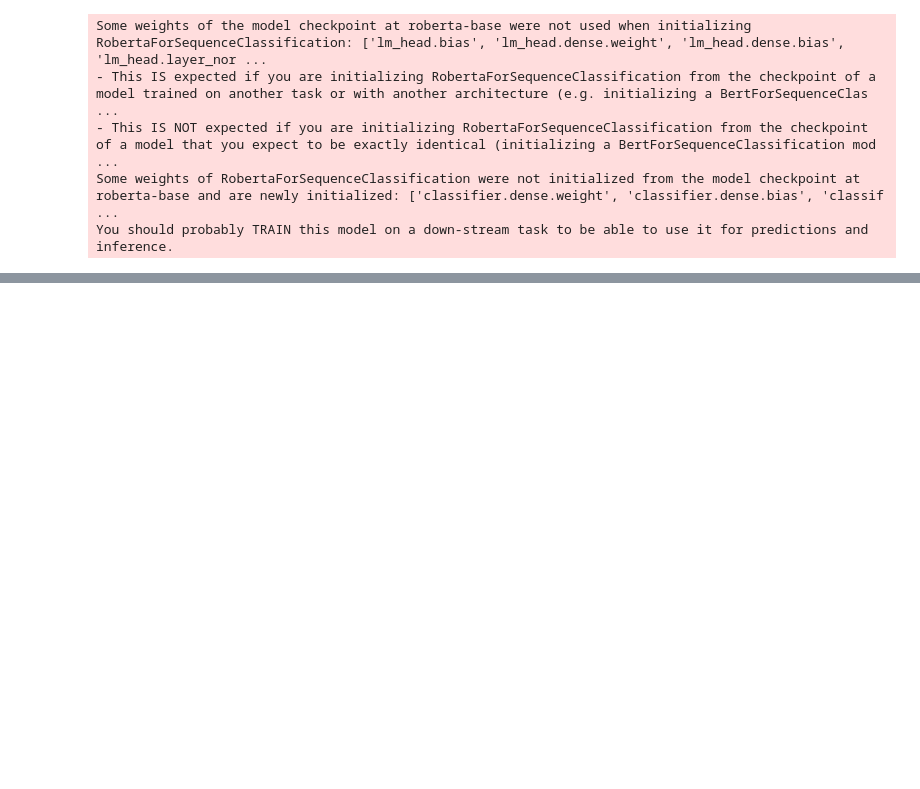
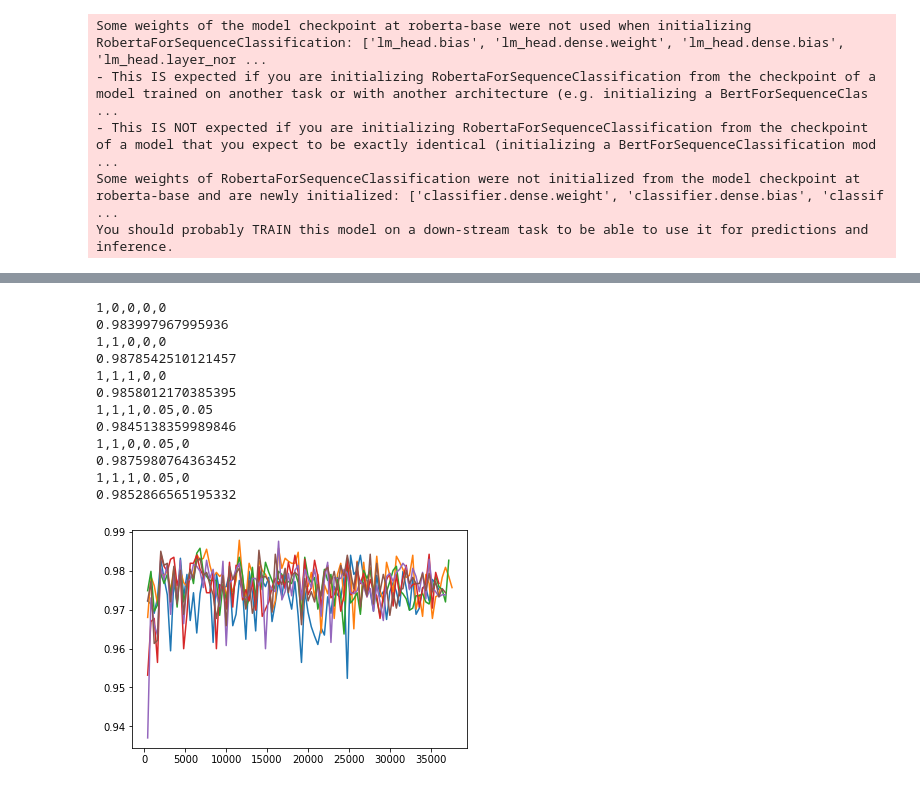
Before and after one commit to ChesterDu/Contrastive_summary, a Jupyter notebook: notebooks/scl_runner.ipynb, the cells around one changed output, grey strips where cells are left out. Drawn from its saved outputs; the diff is of its cells as text; code cells hidden in the pictures; blank space fills up the shorter version.

```diff
--- a/notebooks/scl_runner.ipynb
+++ b/notebooks/scl_runner.ipynb
@@ -101,0 +109,8 @@ You should probably TRAIN this model on a down-stream task to be able to use it
+# %%
+import torch
+log1 = torch.load("log/run_1.pkl")
+log2 = torch.load("log/run_2.pkl")
+log3 = torch.load("log/run_3.pkl")
+log4 = torch.load("log/run_4.pkl")
+log5 = torch.load("log/run_5.pkl")
+log6 = torch.load("log/run_6.pkl")
@@ -101,0 +146,21 @@ You should probably TRAIN this model on a down-stream task to be able to use it
+# %%
+logs = [log1,log2,log3,log4,log5,log6]
+import matplotlib.pyplot as plt
+for log in logs:
+    print(log.args.loss_mask)
+    print(max(log.acc))
+    plt.plot(log.step,log.acc,label="ce_loss_x")
+# %% [output]
+1,0,0,0,0
+0.983997967995936
+1,1,0,0,0
+0.9878542510121457
+1,1,1,0,0
+0.9858012170385395
+1,1,1,0.05,0.05
+0.9845138359989846
+1,1,0,0.05,0
+0.9875980764363452
+1,1,1,0.05,0
+0.9852866565195332
+[figure, added]
```
Also changed, not shown: parts of 21 cells of this notebook, 3 other files.
